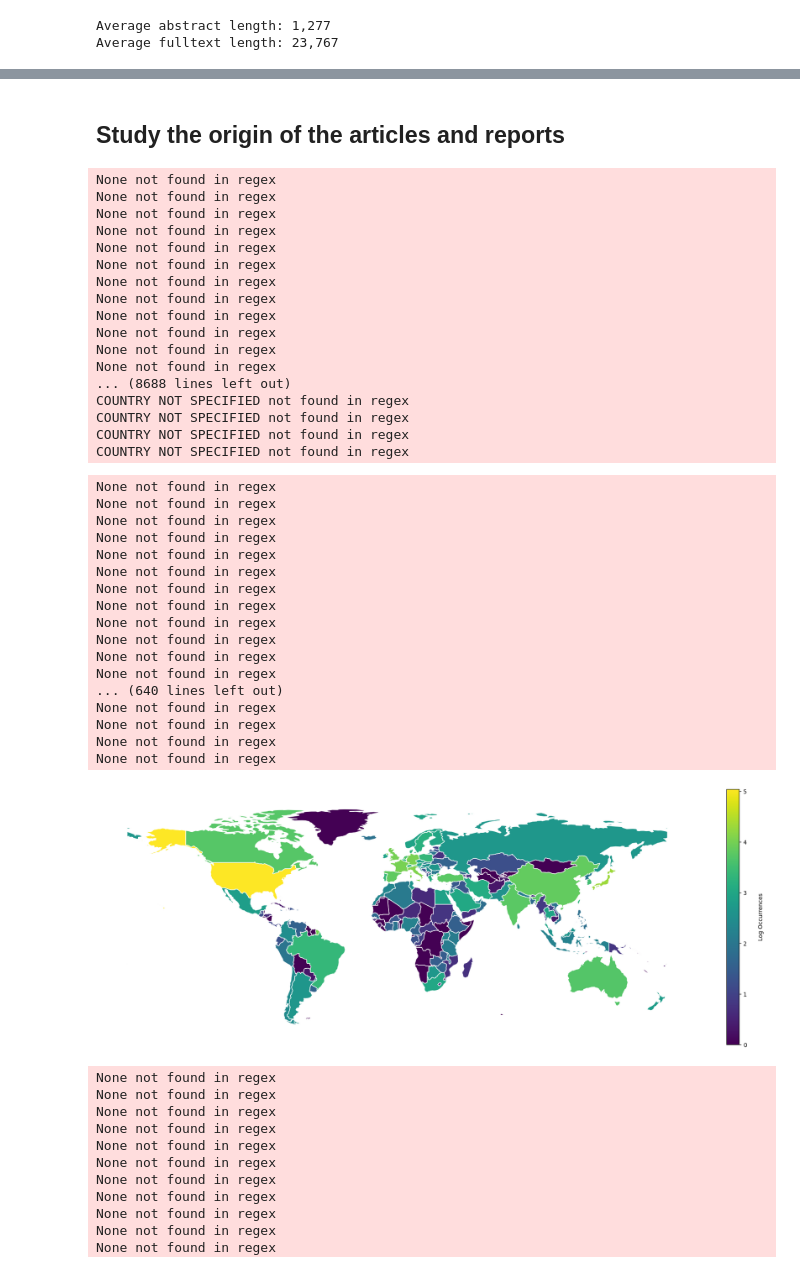
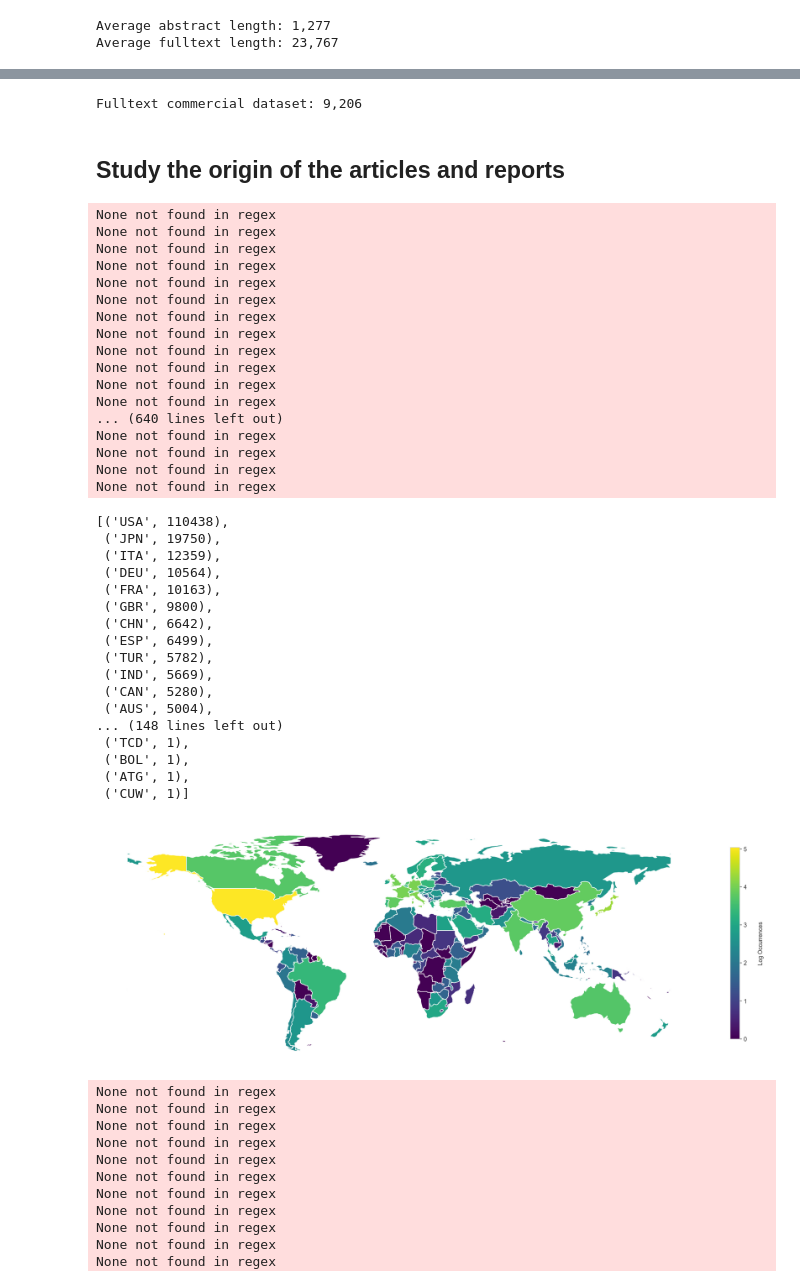
Before and after one commit to KarelDO/BioDEX, a Jupyter notebook: analysis/raw_statistics.ipynb, the cells around one changed output, grey strips where cells are left out. Cells and saved outputs as stored; diff of their text form; code cells hidden in the pictures.

```diff
--- a/analysis/raw_statistics.ipynb
+++ b/analysis/raw_statistics.ipynb
@@ -8,6 +8,8 @@ import country_converter as coco
 import matplotlib.pyplot as plt
 import numpy as np
 from math import log10
+import seaborn as sns
+sns.set_style('whitegrid')
 # %%
 # load matches
 dataset = datasets.load_dataset("FAERS-PubMed/raw_dataset")
@@ -42,3 +46,11 @@ Average fulltext length: 23,767
+# %%
+# noncommercial_licenses = {'CC BY-NC', 'CC BY-NC-SA', 'CC BY-NC-ND'}
+commercial_licenses = {'CC0', 'CC BY', 'CC BY-SA', 'CC BY-ND'}
+
+matches_commercial = [m for m in matches if m.article.fulltext_license in commercial_licenses]
+print(f'Fulltext commercial dataset: {len(matches_commercial):,}')
+# %% [output]
+Fulltext commercial dataset: 9,206
 # %% [markdown]
 ## Study the origin of the articles and reports
 # %%
@@ -72,7 +84,7 @@ def plot_world_heatmap(countries, title='', log=True):
     plot.set_axis_off()
 
     # add legend
-    cbar = plt.colorbar(plot.collections[0], fraction=0.02)
+    cbar = plt.colorbar(plot.collections[0], fraction=0.015)
     cbar.ax.set_ylabel('Log Occurrences' if log else 'Occurrences')
     cbar.ax.get_yaxis().labelpad = 20
 
@@ -108,9 +120,9 @@ def plot_world_heatmap_ax(ax, countries, log=True, title=''):
     return plot
 # %%
 report_occur = normalize_countries([r.occurcountry for m in matches for r in m.reports])
-article_countries = normalize_countries([m.article.country for m in matches])
-report_primarysource = normalize_countries([r.primarysourcecountry for m in matches for r in m.reports])
-report_reportercountry = normalize_countries([r.primarysource.reportercountry for m in matches for r in m.reports])
+# article_countries = normalize_countries([m.article.country for m in matches])
+# report_primarysource = normalize_countries([r.primarysourcecountry for m in matches for r in m.reports])
+# report_reportercountry = normalize_countries([r.primarysource.reportercountry for m in matches for r in m.reports])
 # %% [output]
 None not found in regex
 None not found in regex
@@ -124,32 +136,35 @@ None not found in regex
 None not found in regex
 None not found in regex
 None not found in regex
-... (8688 lines left out)
-COUNTRY NOT SPECIFIED not found in regex
-COUNTRY NOT SPECIFIED not found in regex
-COUNTRY NOT SPECIFIED not found in regex
-COUNTRY NOT SPECIFIED not found in regex
+... (640 lines left out)
+None not found in regex
+None not found in regex
+None not found in regex
+None not found in regex
+# %%
+sorted(list(Counter(report_occur).items()), key=lambda x: x[1], reverse=True)
+# %% [output]
+[('USA', 110438),
+ ('JPN', 19750),
+ ('ITA', 12359),
+ ('DEU', 10564),
+ ('FRA', 10163),
+ ('GBR', 9800),
+ ('CHN', 6642),
+ ('ESP', 6499),
+ ('TUR', 5782),
+ ('IND', 5669),
+ ('CAN', 5280),
+ ('AUS', 5004),
+... (148 lines left out)
+ ('TCD', 1),
+ ('BOL', 1),
+ ('ATG', 1),
+ ('CUW', 1)]
 # %%
-plot_world_heatmap(report_occur, 'Occurcountry of report')
+plot_world_heatmap(report_occur, None)
 # %% [output]
-None not found in regex
-None not found in regex
-None not found in regex
-None not found in regex
-None not found in regex
-None not found in regex
-None not found in regex
-None not found in regex
-None not found in regex
-None not found in regex
-None not found in regex
-None not found in regex
-... (640 lines left out)
-None not found in regex
-None not found in regex
-None not found in regex
-None not found in regex
-[figure, old version]
+[figure, new version]
 # %%
 plot_world_heatmap(report_occur, 'Occurcountry of report', log=False)
 # %% [output]
```
Also changed, not shown: parts of 19 cells of this notebook, 1 other file.
